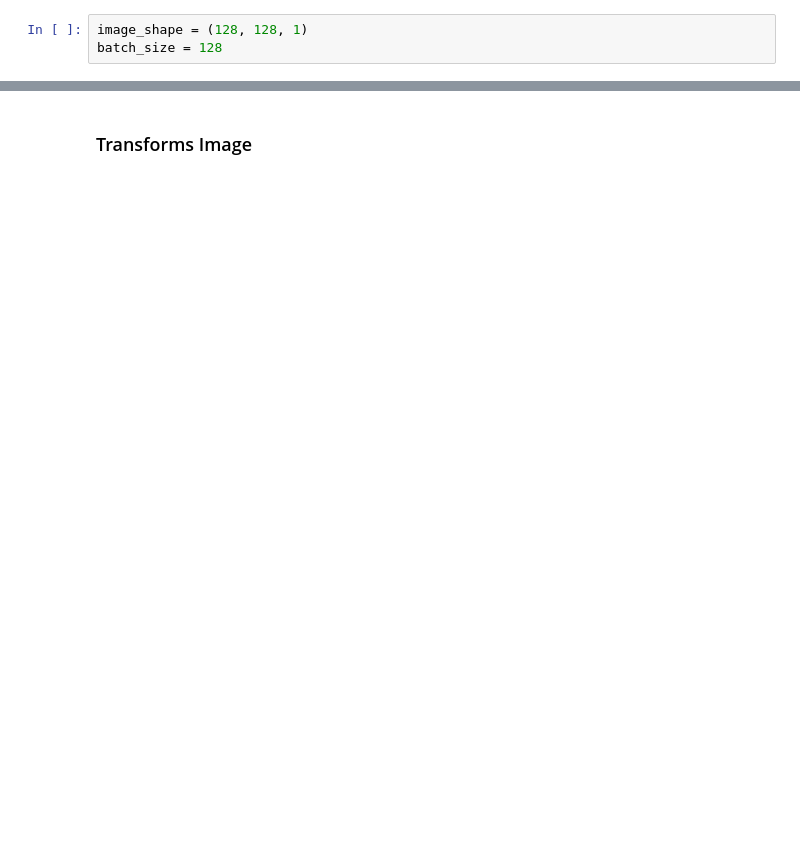
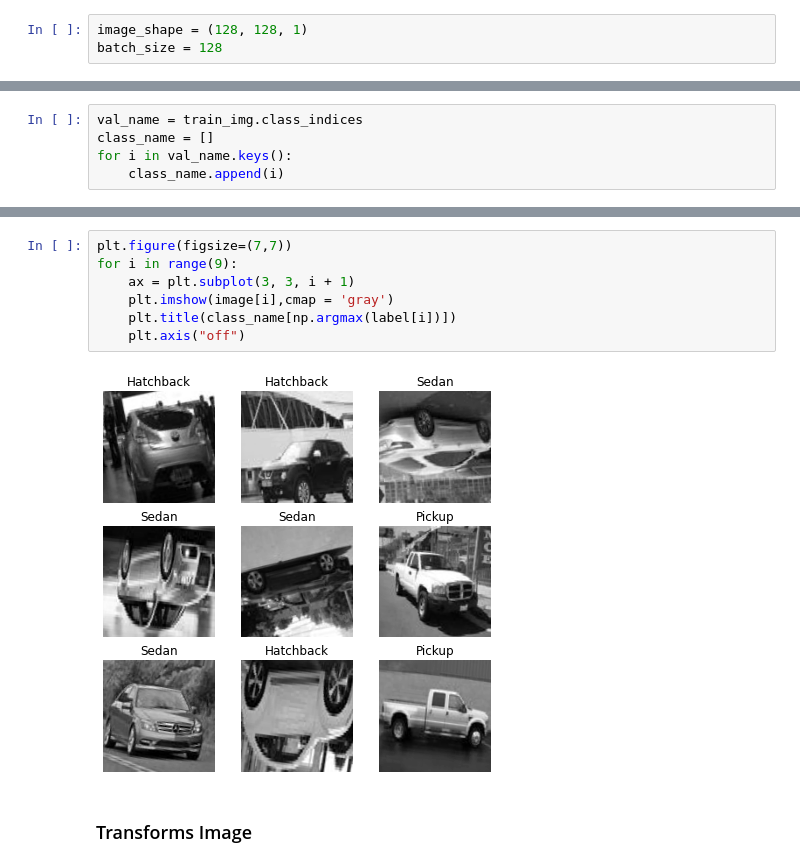
Before and after one commit to GTHGHT/PA_KB_B2_20_5, a Jupyter notebook: src/main.ipynb, the cells around one changed output, grey strips where cells are left out. Cells and saved outputs as stored; diff of their text form; blank space fills up the shorter version.

```diff
--- a/src/main.ipynb
+++ b/src/main.ipynb
@@ -41,0 +64,5 @@ Found 1210 files belonging to 7 classes.
+# %%
+val_name = train_img.class_indices
+class_name = []
+for i in val_name.keys():
+    class_name.append(i)
@@ -42,3 +110,12 @@ Found 1210 files belonging to 7 classes.
+# %%
+plt.figure(figsize=(7,7))
+for i in range(9):
+    ax = plt.subplot(3, 3, i + 1)
+    plt.imshow(image[i],cmap = 'gray')
+    plt.title(class_name[np.argmax(label[i])])
+    plt.axis("off")
+# %% [output]
+[figure, added]
 # %% [markdown]
 ### Transforms Image
 # %%
```
Also changed, not shown: parts of 19 cells of this notebook.
